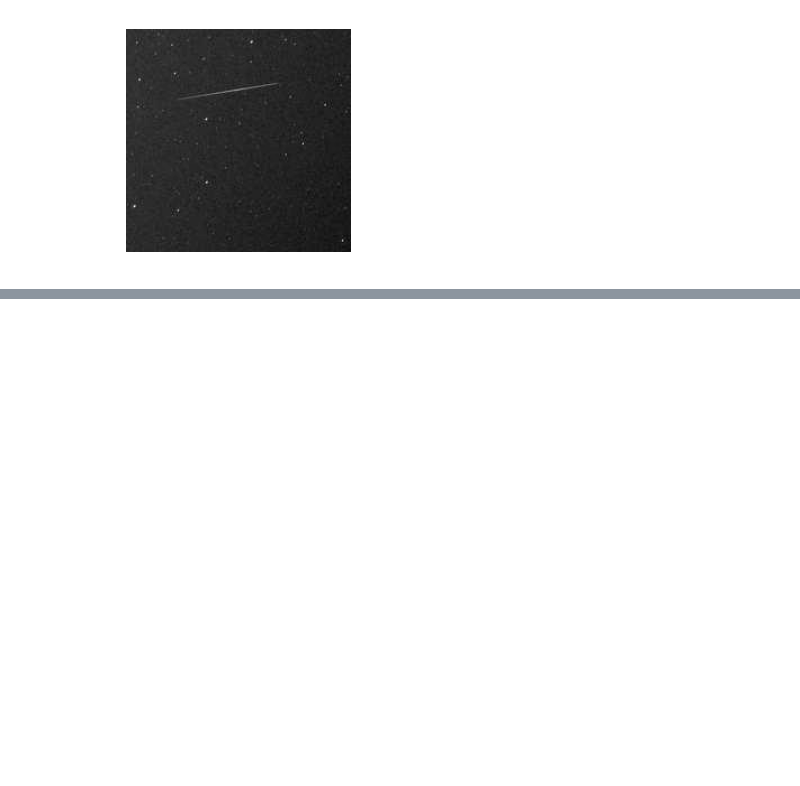
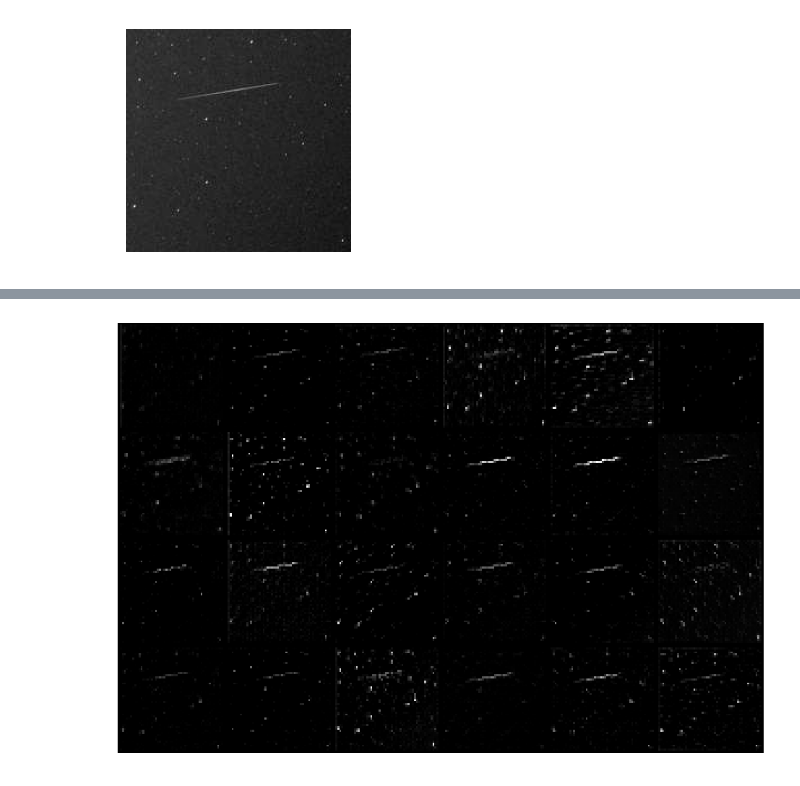
Before and after one commit to CurtinIDS/fireballs, a Jupyter notebook: src/visualise_cnn.ipynb, the cells around one changed output, grey strips where cells are left out. Saved outputs shown, nothing was run; the diff lists cells and outputs as text; code cells hidden in the pictures; blank space fills up the shorter version.

```diff
--- a/src/visualise_cnn.ipynb
+++ b/src/visualise_cnn.ipynb
@@ -76,0 +113,18 @@ plt.axis('off');
+# %%
+# 2nd max pool layer
+reshaped_image = np.reshape(image, [1, 200, 200, 1])
+m2 = tflearn.DNN(pool_2, session=model.session)
+yhat = m2.predict(reshaped_image)
+yhat_1 = np.array(yhat[0])
+
+ix = 50  # tensor size
+iy = 50
+ch = 24
+cy = 4   # grid from channels:  24 = 4x6
+cx = 6
+v  = vis_conv(yhat_1,ix,iy,ch,cy,cx)
+plt.figure(figsize = (16,16))
+plt.imshow(v,cmap="Greys_r",interpolation='nearest')
+plt.axis('off');
+# %% [output]
+[figure, added]
```
Also changed, not shown: parts of 7 cells of this notebook.
